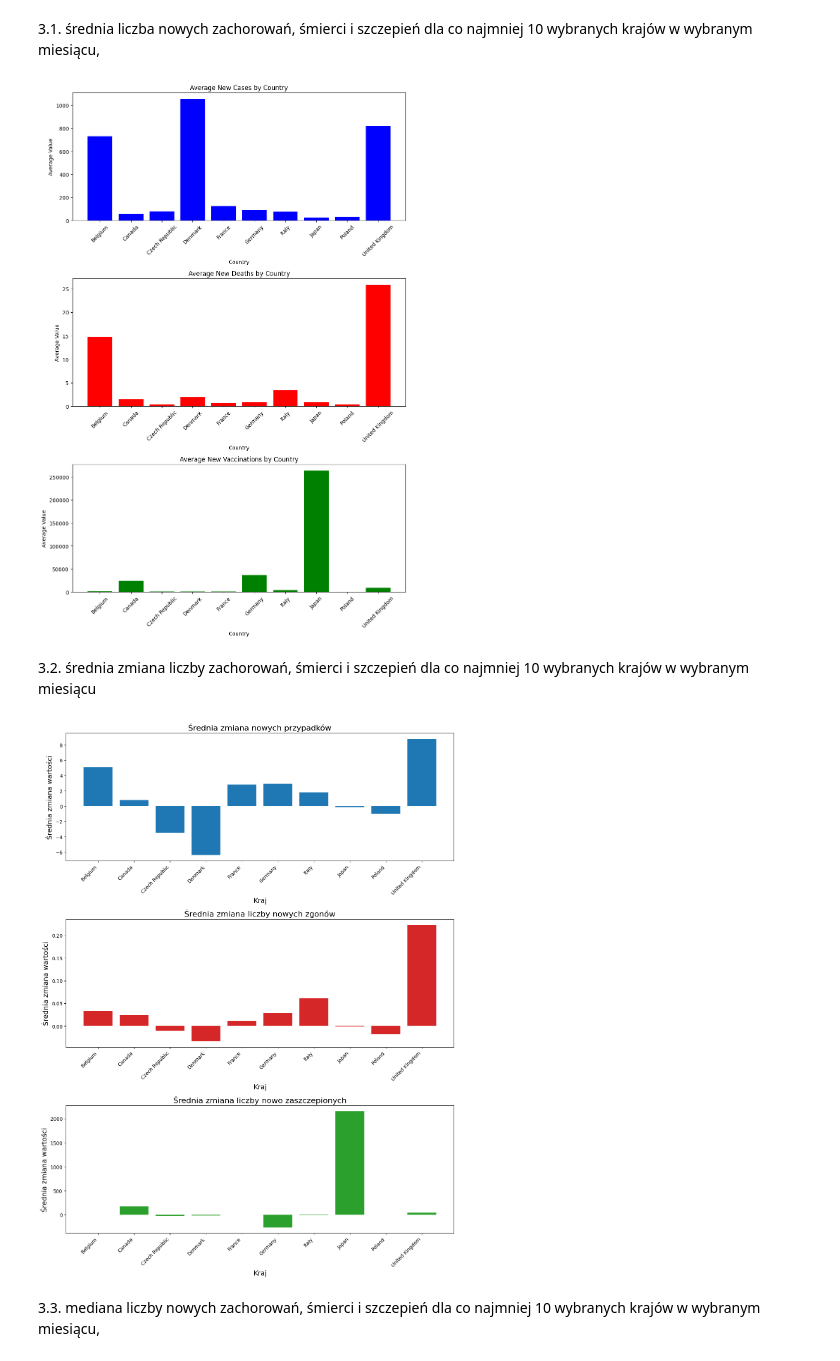
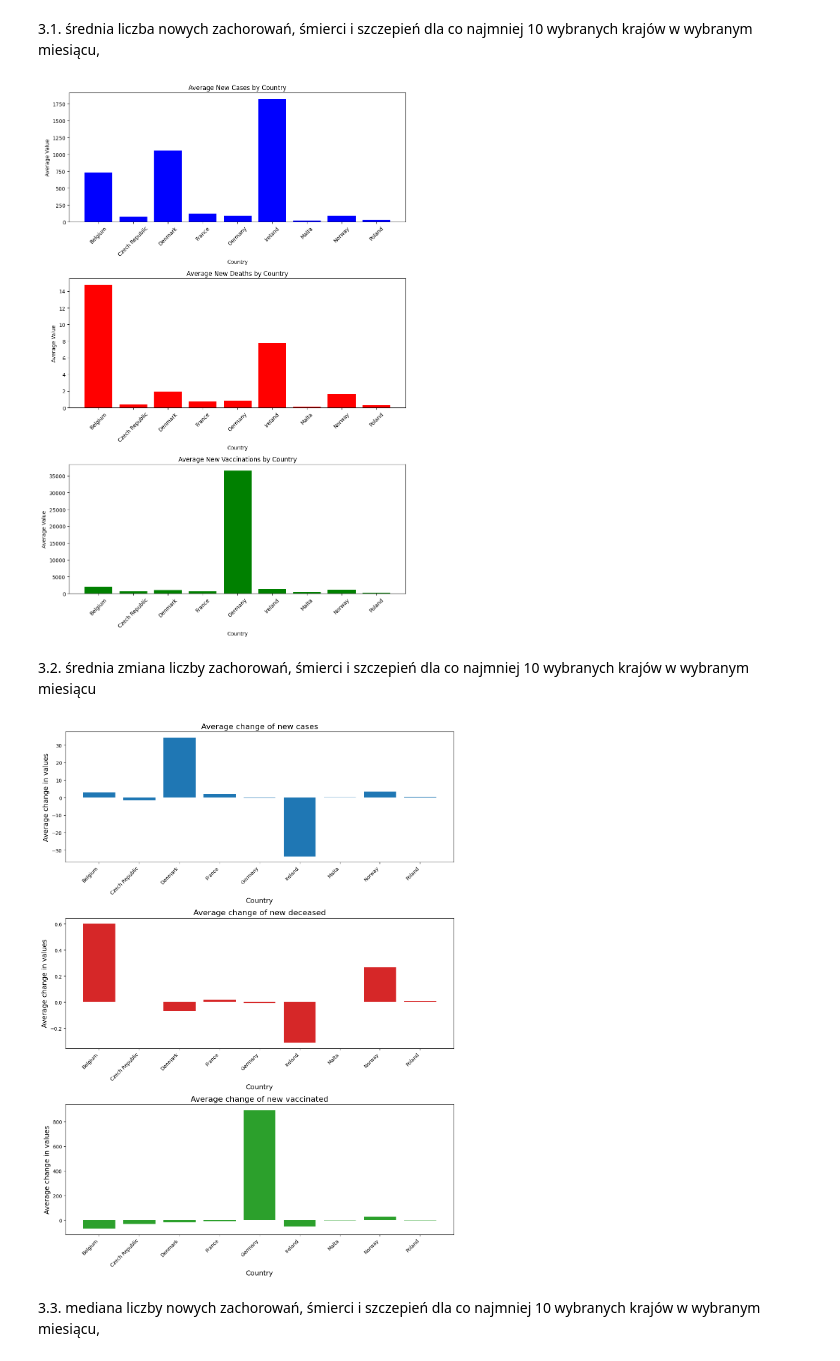
Before and after one commit to qmacdom/BigData, a Jupyter notebook: zad2.ipynb, the cells around one changed output. Drawn from its saved outputs; the diff is of its cells as text; code cells hidden in the pictures.

```diff
--- a/zad2.ipynb
+++ b/zad2.ipynb
@@ -111,7 +112,7 @@ import matplotlib.pyplot as plt
 import numpy as np
 
 
-countries = ['Poland', 'Czech Republic', 'Germany', 'France', 'United Kingdom', 'Japan', 'Canada', 'Italy', 'Belgium', 'Denmark']
+countries = ['Malta', 'Czech Republic', 'Ireland', 'Czech Republic', 'Poland', 'France', 'Norway', 'Germany', 'Denmark', 'Belgium']
 
 
 merged_covid_df = pd.read_csv('results\\prepared_for_2_ex.csv')
@@ -149,18 +150,9 @@ ax[2].set_xticklabels(avg_values['country_name'], rotation=45)
 plt.tight_layout()
 plt.show()
 # %% [output]
-[figure, old version]
+[figure, new version]
 # %% [markdown]
 3.2. średnia zmiana liczby zachorowań, śmierci i szczepień dla co najmniej 10 wybranych krajów w wybranym miesiącu
-# %%
-import numpy as np
-
-countries = ['Poland', 'Czech Republic', 'Germany', 'France', 'United Kingdom', 'Japan', 'Canada', 'Italy', 'Belgium', 'Denmark']
-
-
-merged_covid_df = pd.read_csv('results\\prepared_for_2_ex.csv')
-merged_covid_df['date'] = pd.to_datetime(merged_covid_df['date'])
-df_filtered = merged_covid_df[(merged_covid_df['date'].dt.year == 2021) & (merged_covid_df['date'].dt.month == 10) & (merged_covid_df['country_name'].isin(countries))]
 # %%
 
 import matplotlib.pyplot as plt
@@ -168,36 +160,36 @@ import numpy as np
 
 avg_diff_values = df_filtered.groupby('country_name')[['new_confirmed', 'new_deceased', 'new_persons_vaccinated']].diff()
 avg_diff_values = avg_diff_values.groupby(df_filtered['country_name']).mean()
 avg_diff_values.reset_index(inplace=True)
 
 index = np.arange(len(avg_diff_values['country_name']))
 
 fig, ax = plt.subplots(3, 1, figsize=(12, 16))
 
 ax[0].bar(index, avg_diff_values['new_confirmed'], color='#1f77b4')
 ax[0].set_title('Average change of new cases', fontsize=16)
-ax[0].set_xlabel('Kraj', fontsize=14)
+ax[0].set_xlabel('Country', fontsize=14)
 ax[0].set_ylabel('Average change in values', fontsize=14)
 ax[0].set_xticks(index)
 ax[0].set_xticklabels(avg_diff_values['country_name'], rotation=45, ha='right')
 
 ax[1].bar(index, avg_diff_values['new_deceased'], color='#d62728')
 ax[1].set_title('Average change of new deceased', fontsize=16)
-ax[1].set_xlabel('Kraj', fontsize=14)
+ax[1].set_xlabel('Country', fontsize=14)
 ax[1].set_ylabel('Average change in values', fontsize=14)
 ax[1].set_xticks(index)
 ax[1].set_xticklabels(avg_diff_values['country_name'], rotation=45, ha='right')
 
 ax[2].bar(index, avg_diff_values['new_persons_vaccinated'], color='#2ca02c')
 ax[2].set_title('Average change of new vaccinated', fontsize=16)
-ax[2].set_xlabel('Kraj', fontsize=14)
+ax[2].set_xlabel('Country', fontsize=14)
 ax[2].set_ylabel('Average change in values', fontsize=14)
 ax[2].set_xticks(index)
 ax[2].set_xticklabels(avg_diff_values['country_name'], rotation=45, ha='right')
 
 plt.tight_layout()
 plt.show()
 # %% [output]
-[figure, old version]
+[figure, new version]
 # %% [markdown]
  3.3. mediana liczby nowych zachorowań, śmierci i szczepień dla co najmniej 10 wybranych krajów w wybranym miesiącu,
```
Also changed, not shown: parts of 9 cells of this notebook, 1 other file.
